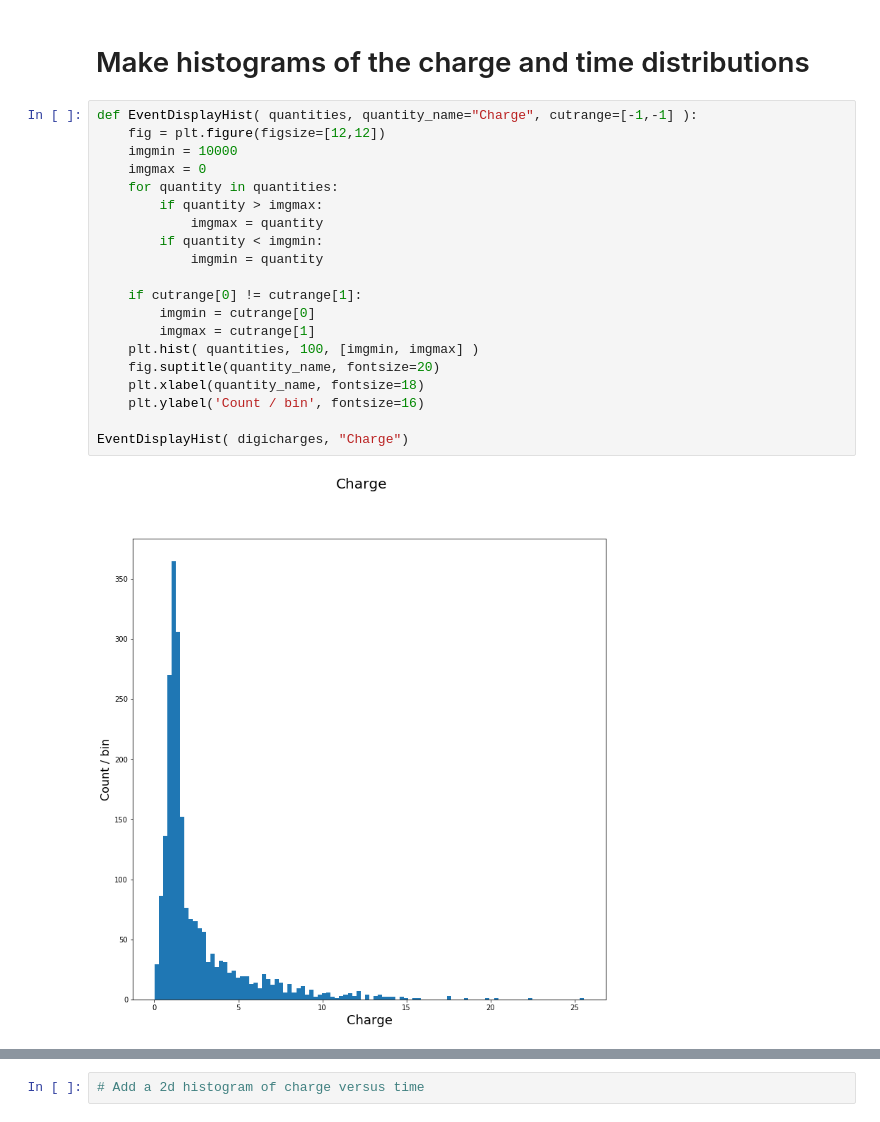
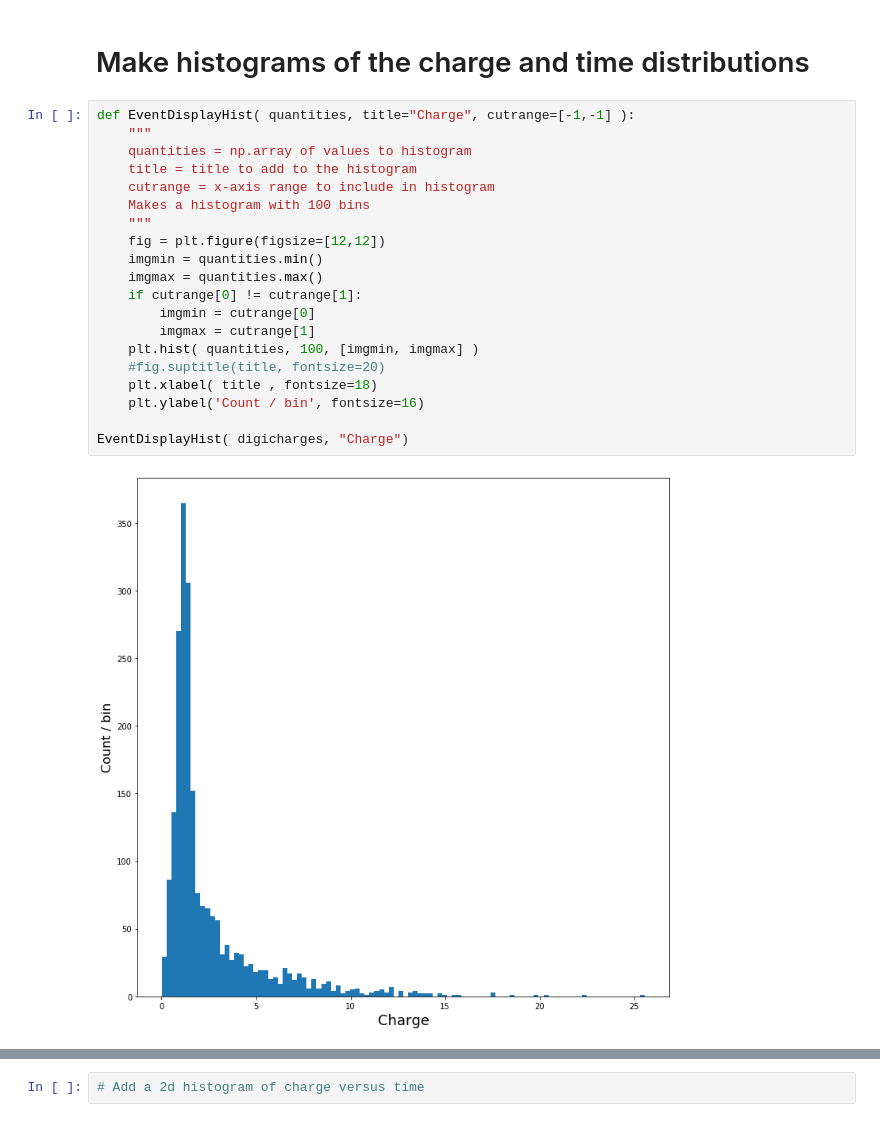
Before and after one commit to WatChMaL/CNNEndcaps, a Jupyter notebook: EventDisplay.ipynb, the cells around one changed output, grey strips where cells are left out. Drawn from its saved outputs; the diff is of its cells as text.

```diff
--- a/EventDisplay.ipynb
+++ b/EventDisplay.ipynb
@@ -274,27 +279,27 @@ plt.savefig( 'event0_time.pdf',dpi=300)
 # %% [markdown]
 # Make histograms of the charge and time distributions
 # %%
-def EventDisplayHist( quantities, quantity_name="Charge", cutrange=[-1,-1] ):
+def EventDisplayHist( quantities, title="Charge", cutrange=[-1,-1] ):
+    """
+    quantities = np.array of values to histogram
+    title = title to add to the histogram
+    cutrange = x-axis range to include in histogram
+    Makes a histogram with 100 bins
+    """
     fig = plt.figure(figsize=[12,12])
-    imgmin = 10000
-    imgmax = 0
-    for quantity in quantities:
-        if quantity > imgmax:
-            imgmax = quantity
-        if quantity < imgmin:
-            imgmin = quantity
-
+    imgmin = quantities.min()
+    imgmax = quantities.max()
     if cutrange[0] != cutrange[1]:
         imgmin = cutrange[0]
         imgmax = cutrange[1]
     plt.hist( quantities, 100, [imgmin, imgmax] )
-    fig.suptitle(quantity_name, fontsize=20)
-    plt.xlabel(quantity_name, fontsize=18)
+    #fig.suptitle(title, fontsize=20)
+    plt.xlabel( title , fontsize=18)
     plt.ylabel('Count / bin', fontsize=16)
 
 EventDisplayHist( digicharges, "Charge")
 # %% [output]
-[figure, old version]
+[figure, new version]
 # %%
 EventDisplayHist( digitimes, "Time")
 # %% [output]
```
Also changed, not shown: parts of 37 cells of this notebook.
